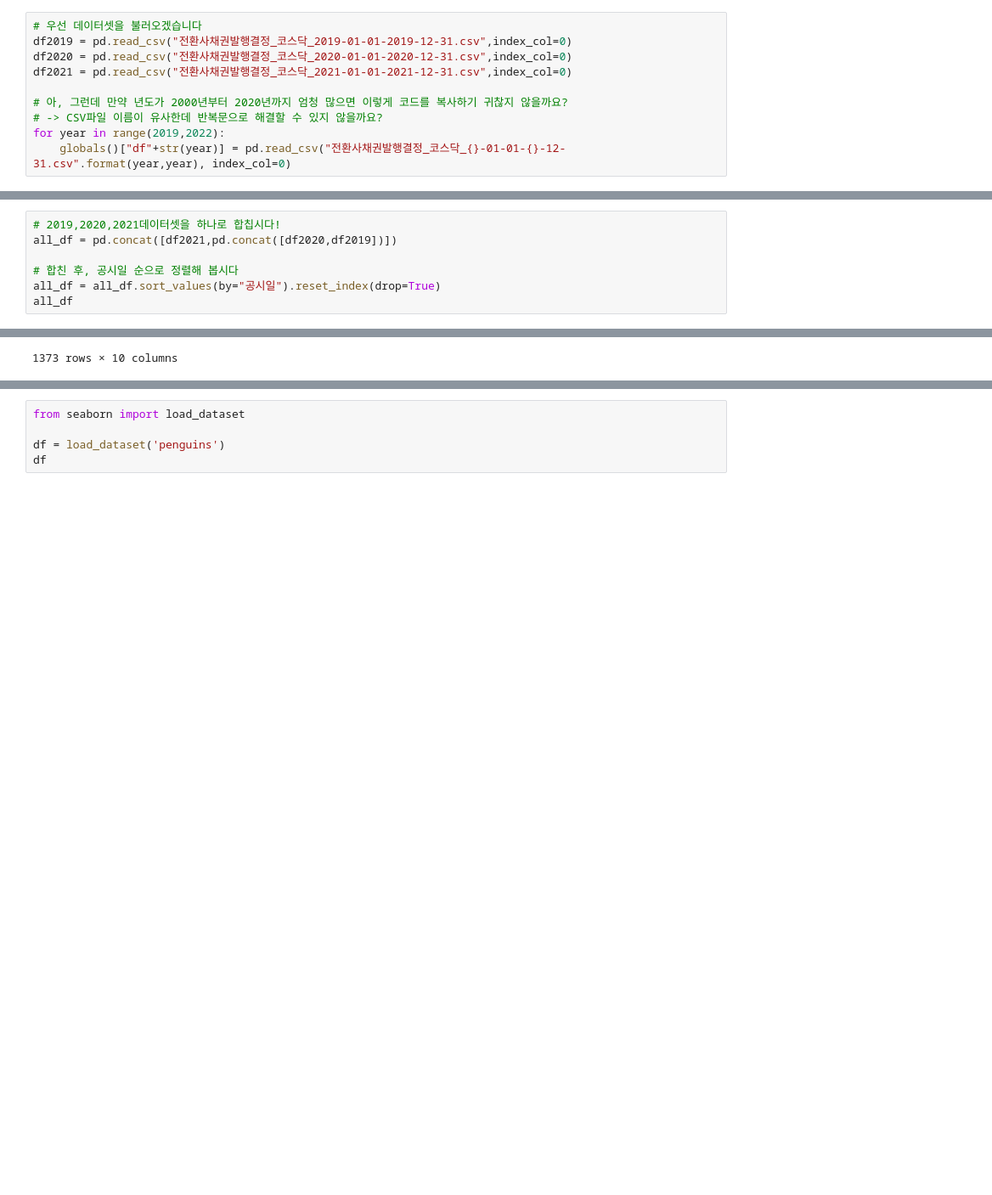
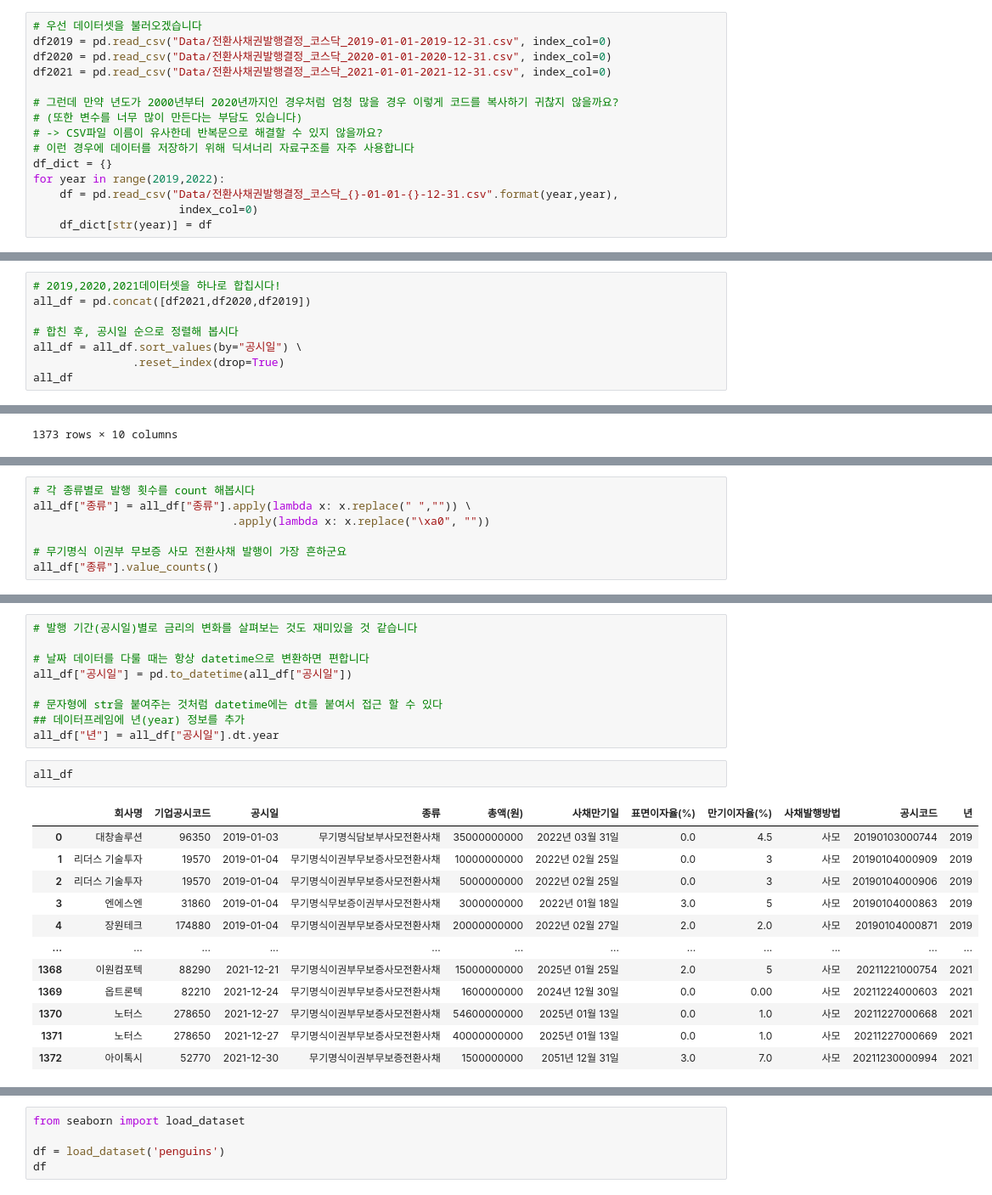
Before and after one commit to Je-Hyeon/FRstudy, a Jupyter notebook: 학기중_스터디/week3/3주차스터디_수업.ipynb, the cells around one changed output, grey strips where cells are left out. Shown at 85% size. Saved outputs shown, nothing was run; the diff lists cells and outputs as text; blank space fills up the shorter version.

```diff
--- a/학기중_스터디/week3/3주차스터디_수업.ipynb
+++ b/학기중_스터디/week3/3주차스터디_수업.ipynb
@@ -17,10 +20,15 @@ import matplotlib.pyplot as plt
 # %%
 # 우선 데이터셋을 불러오겠습니다
-df2019 = pd.read_csv("전환사채권발행결정_코스닥_2019-01-01-2019-12-31.csv",index_col=0)
-df2020 = pd.read_csv("전환사채권발행결정_코스닥_2020-01-01-2020-12-31.csv",index_col=0)
-df2021 = pd.read_csv("전환사채권발행결정_코스닥_2021-01-01-2021-12-31.csv",index_col=0)
+df2019 = pd.read_csv("Data/전환사채권발행결정_코스닥_2019-01-01-2019-12-31.csv", index_col=0)
+df2020 = pd.read_csv("Data/전환사채권발행결정_코스닥_2020-01-01-2020-12-31.csv", index_col=0)
+df2021 = pd.read_csv("Data/전환사채권발행결정_코스닥_2021-01-01-2021-12-31.csv", index_col=0)
 
-# 아, 그런데 만약 년도가 2000년부터 2020년까지 엄청 많으면 이렇게 코드를 복사하기 귀찮지 않을까요?
+# 그런데 만약 년도가 2000년부터 2020년까지인 경우처럼 엄청 많을 경우 이렇게 코드를 복사하기 귀찮지 않을까요?
+# (또한 변수를 너무 많이 만든다는 부담도 있습니다)
 # -> CSV파일 이름이 유사한데 반복문으로 해결할 수 있지 않을까요?
+# 이런 경우에 데이터를 저장하기 위해 딕셔너리 자료구조를 자주 사용합니다
+df_dict = {}
 for year in range(2019,2022):
-    globals()["df"+str(year)] = pd.read_csv("전환사채권발행결정_코스닥_{}-01-01-{}-12-31.csv".format(year,year), index_col=0)
+    df = pd.read_csv("Data/전환사채권발행결정_코스닥_{}-01-01-{}-12-31.csv".format(year,year),
+                      index_col=0)
+    df_dict[str(year)] = df
@@ -36,10 +73,11 @@ df2019.head()
 | 4 | 티로보틱스 | 117730 | 2019-12-26 | 무기명식 무보증 사모 전환사채 | 10,000,000,000 | 2022년 12월 27일 | 0.0 | 0.0 | 사모 | 20191226000394 |
 # %%
 # 2019,2020,2021데이터셋을 하나로 합칩시다!
-all_df = pd.concat([df2021,pd.concat([df2020,df2019])])
+all_df = pd.concat([df2021,df2020,df2019])
 
 # 합친 후, 공시일 순으로 정렬해 봅시다
-all_df = all_df.sort_values(by="공시일").reset_index(drop=True)
+all_df = all_df.sort_values(by="공시일") \
+               .reset_index(drop=True)
 all_df
 # %% [output]
 |  | 회사명 | 기업공시코드 | 공시일 | 종류 | 총액(원) | 사채만기일 | 표면이자율(%) | 만기이자율(%) | 사채발행방법 | 공시코드 |
@@ -143,0 +207,7 @@ all_df
+# %%
+# 각 종류별로 발행 횟수를 count 해봅시다
+all_df["종류"] = all_df["종류"].apply(lambda x: x.replace(" ","")) \
+                              .apply(lambda x: x.replace("\xa0", ""))
+
+# 무기명식 이권부 무보증 사모 전환사채 발행이 가장 흔하군요
+all_df["종류"].value_counts()
@@ -143,0 +232,24 @@ all_df
+# %%
+# 발행 기간(공시일)별로 금리의 변화를 살펴보는 것도 재미있을 것 같습니다
+
+# 날짜 데이터를 다룰 때는 항상 datetime으로 변환하면 편합니다
+all_df["공시일"] = pd.to_datetime(all_df["공시일"])
+
+# 문자형에 str을 붙여주는 것처럼 datetime에는 dt를 붙여서 접근 할 수 있다
+## 데이터프레임에 년(year) 정보를 추가
+all_df["년"] = all_df["공시일"].dt.year
+# %%
+all_df
+# %% [output]
+|  | 회사명 | 기업공시코드 | 공시일 | 종류 | 총액(원) | 사채만기일 | 표면이자율(%) | 만기이자율(%) | 사채발행방법 | 공시코드 | 년 |
+| 0 | 대창솔루션 | 96350 | 2019-01-03 | 무기명식담보부사모전환사채 | 35000000000 | 2022년 03월 31일 | 0.0 | 4.5 | 사모 | 20190103000744 | 2019 |
+| 1 | 리더스 기술투자 | 19570 | 2019-01-04 | 무기명식이권부무보증사모전환사채 | 10000000000 | 2022년 02월 25일 | 0.0 | 3 | 사모 | 20190104000909 | 2019 |
+| 2 | 리더스 기술투자 | 19570 | 2019-01-04 | 무기명식이권부무보증사모전환사채 | 5000000000 | 2022년 02월 25일 | 0.0 | 3 | 사모 | 20190104000906 | 2019 |
+| 3 | 엔에스엔 | 31860 | 2019-01-04 | 무기명식무보증이권부사모전환사채 | 3000000000 | 2022년 01월 18일 | 3.0 | 5 | 사모 | 20190104000863 | 2019 |
+| 4 | 장원테크 | 174880 | 2019-01-04 | 무기명식이권부무보증사모전환사채 | 20000000000 | 2022년 02월 27일 | 2.0 | 2.0 | 사모 | 20190104000871 | 2019 |
+| ... | ... | ... | ... | ... | ... | ... | ... | ... | ... | ... | ... |
+| 1368 | 이원컴포텍 | 88290 | 2021-12-21 | 무기명식이권부무보증사모전환사채 | 15000000000 | 2025년 01월 25일 | 2.0 | 5 | 사모 | 20211221000754 | 2021 |
+| 1369 | 옵트론텍 | 82210 | 2021-12-24 | 무기명식이권부무보증사모전환사채 | 1600000000 | 2024년 12월 30일 | 0.0 | 0.00 | 사모 | 20211224000603 | 2021 |
+| 1370 | 노터스 | 278650 | 2021-12-27 | 무기명식이권부무보증사모전환사채 | 54600000000 | 2025년 01월 13일 | 0.0 | 1.0 | 사모 | 20211227000668 | 2021 |
+| 1371 | 노터스 | 278650 | 2021-12-27 | 무기명식이권부무보증사모전환사채 | 40000000000 | 2025년 01월 13일 | 0.0 | 1.0 | 사모 | 20211227000669 | 2021 |
+| 1372 | 아이톡시 | 52770 | 2021-12-30 | 무기명식이권부무보증전환사채 | 1500000000 | 2051년 12월 31일 | 3.0 | 7.0 | 사모 | 20211230000994 | 2021 |
```
Also changed, not shown: parts of 15 cells of this notebook, 4 other files.
